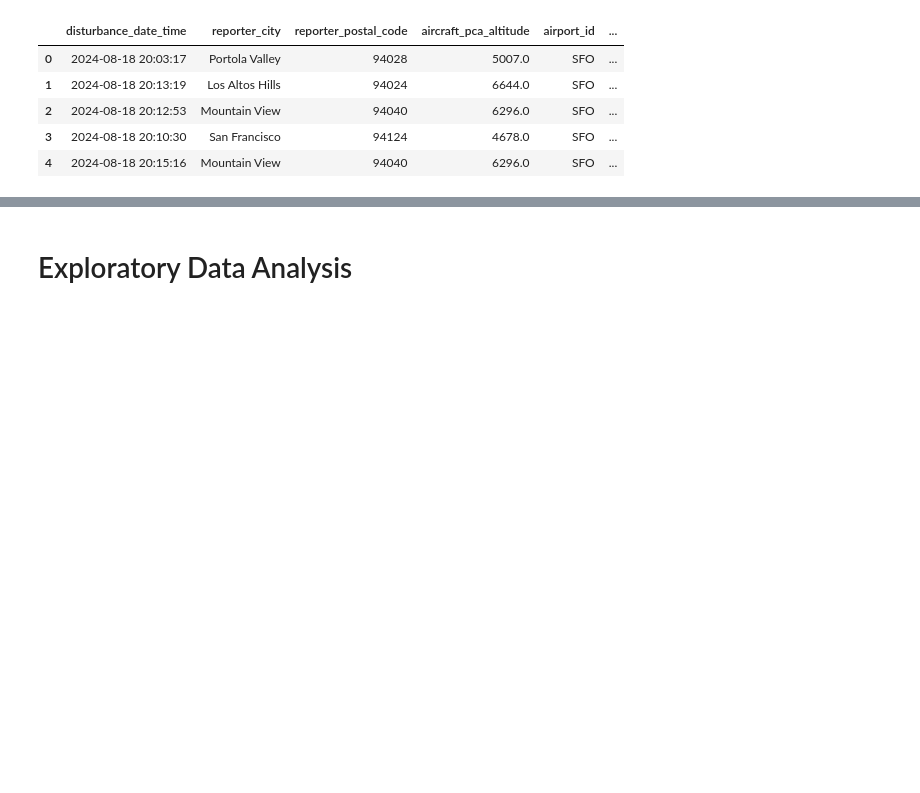
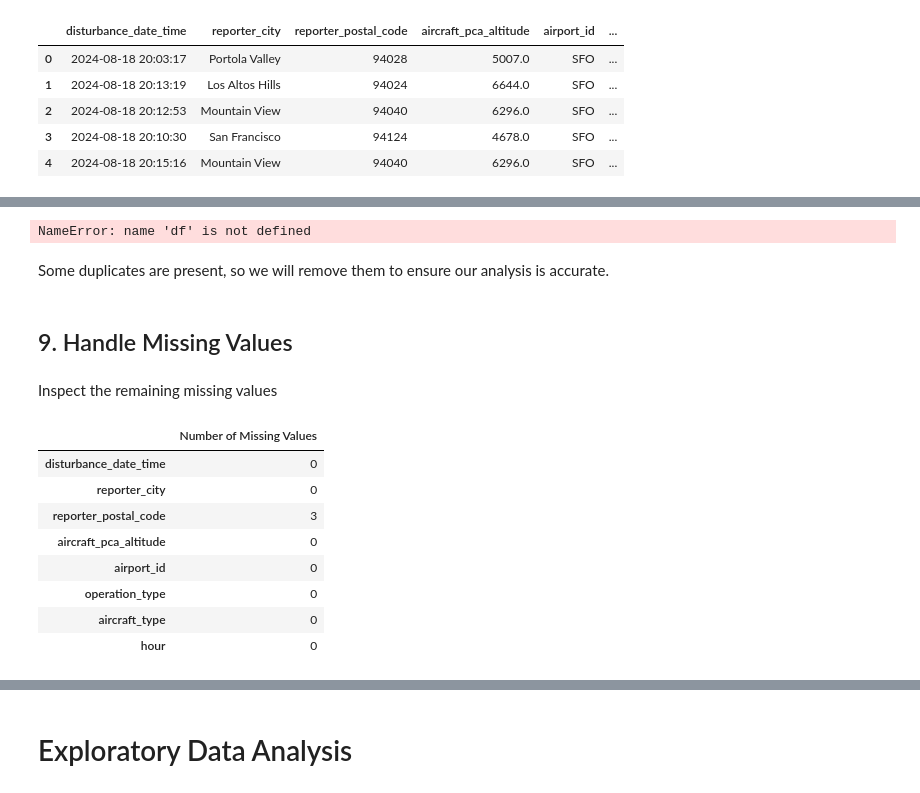
Before and after one commit to porhay007/SFO-Aircraft-Noise-Analysis---Group-Project-Data-5100, a Jupyter notebook: Code/Data_cleaning.ipynb, the cells around one changed output, grey strips where cells are left out. Saved outputs shown, nothing was run; the diff lists cells and outputs as text; code cells hidden in the pictures; blank space fills up the shorter version.

```diff
--- a/Code/Data_cleaning.ipynb
+++ b/Code/Data_cleaning.ipynb
@@ -106,0 +166,6 @@ df.head()
+# %%
+df.duplicated().sum()
+# %% [output]
+NameError: name 'df' is not defined
+# %% [markdown]
+Some duplicates are present, so we will remove them to ensure our analysis is accurate.
@@ -106,0 +174,16 @@ df.head()
+# %% [markdown]
+## 9. Handle Missing Values
+# %% [markdown]
+Inspect the remaining missing values
+# %%
+df.isna().sum().to_frame(name="Number of Missing Values")
+# %% [output]
+|  | Number of Missing Values |
+| disturbance_date_time | 0 |
+| reporter_city | 0 |
+| reporter_postal_code | 3 |
+| aircraft_pca_altitude | 0 |
+| airport_id | 0 |
+| operation_type | 0 |
+| aircraft_type | 0 |
+| hour | 0 |
```
Also changed, not shown: parts of 79 cells of this notebook, 1 other file.
